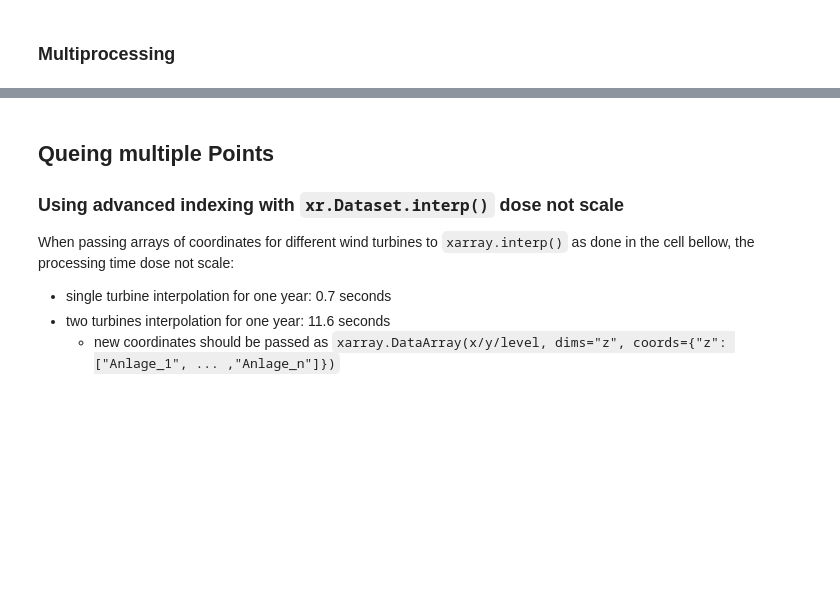
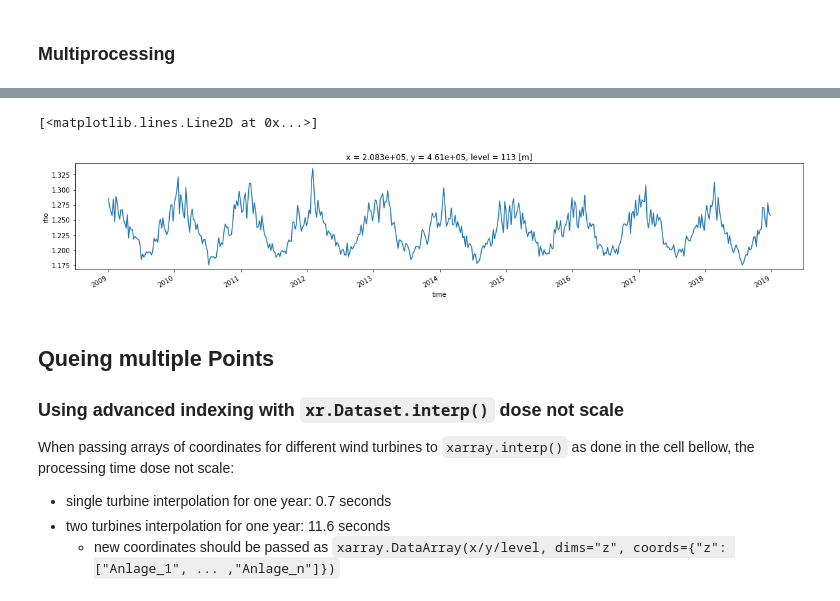
Before and after one commit to clwehner/Windatlas, a Jupyter notebook: windatlas/anemos_data/development/netCDF_analysis.ipynb, the cells around one changed output, grey strips where cells are left out. Saved outputs shown, nothing was run; the diff lists cells and outputs as text; code cells hidden in the pictures; blank space fills up the shorter version.

```diff
--- a/windatlas/anemos_data/development/netCDF_analysis.ipynb
+++ b/windatlas/anemos_data/development/netCDF_analysis.ipynb
@@ -337,8 +357,8 @@ test.wspd.plot.line()
 # .ts.nc data
 years = np.arange(2009,2019,1)
 year = 2017
-lon = 10.0
-lat = 50.0
+lon = 14.0
+lat = 55.0
 [x_interp,y_interp] = coor_transformation(coor=[lat,lon], engine="pyproj")
 
 # load the new dimensional lambda coordinates
@@ -358,13 +378,14 @@ def loading_year(
         y_coor:np.ndarray=y,
         )->xr.DataArray:
 
-    tsnc_data_path = f"/uba/anemos_winddata/20191029_anemosDataFull/UBA-Windatlas/TSNC-Format/wspd.10L.{year}.ts.nc"
+    tsnc_data_path = f"/uba/anemos_winddata/20191029_anemosDataFull/UBA-Windatlas/TSNC-Format/rho.10L.{year}.ts.nc"
 
     with xr.open_dataset(tsnc_data_path,engine='h5netcdf') as ts_nc_data:
         # assign the new x,y values to the netCDF data
         ts_nc_data = ts_nc_data.assign_coords(
             coords={"x": x_coor,"y": y_coor}
         )
+        #ts_nc_data = ts_nc_data.reset_coords(names=["lat","lon"], drop=True)
 
         ts_interp = ts_nc_data.interp(
             x=x_interp,
@@ -373,7 +394,7 @@ def loading_year(
             method="linear")
 
     #liste.append(ts_interp.wspd.load())
-    return ts_interp.wspd.load()
+    return ts_interp.load()
 # %%
 import concurrent
 
@@ -414,0 +471,6 @@ ts_interp#.wspd#.plot.line(figsize=(13,5))
+# %%
+#ts_interp.resample(time="7d").mean().plot(figsize=(20,3))
+ts_interp = ts_interp.persist()
+size = format_bytes(ts_interp.nbytes)
+print(f"Size of loaded file: {size}")
+ts_interp
@@ -415,5 +496,8 @@ ts_interp#.wspd#.plot.line(figsize=(13,5))
 # %%
-ts_interp.resample(time="7d").mean().plot(figsize=(20,3))
+ts_interp.rho.resample(time="7d").mean().plot(figsize=(20,3))
+# %% [output]
+[<matplotlib.lines.Line2D at 0x...>]
+[figure, added]
 # %% [markdown]
 ## Queing multiple Points
 ### Using advanced indexing with `xr.Dataset.interp()` dose not scale
```
Also changed, not shown: parts of 6 cells of this notebook, 9 other files.
